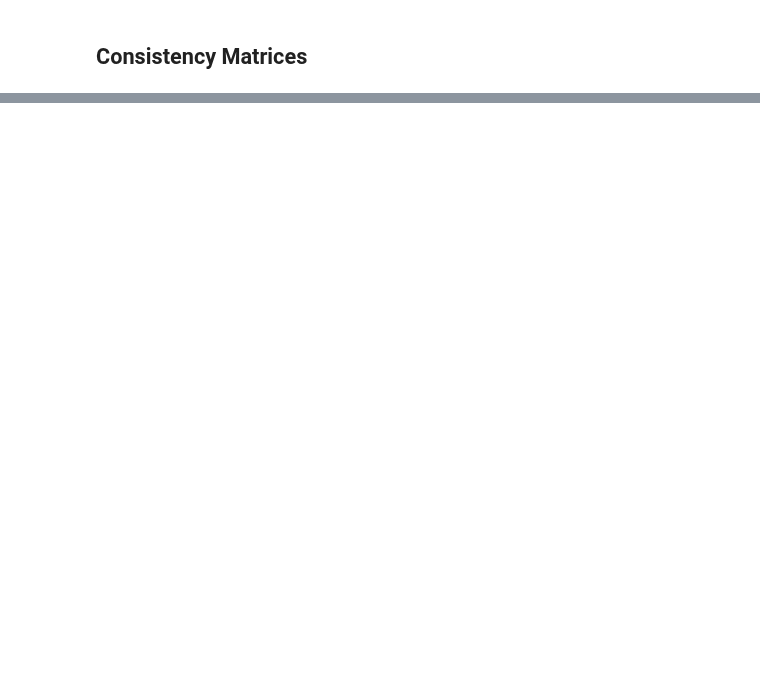
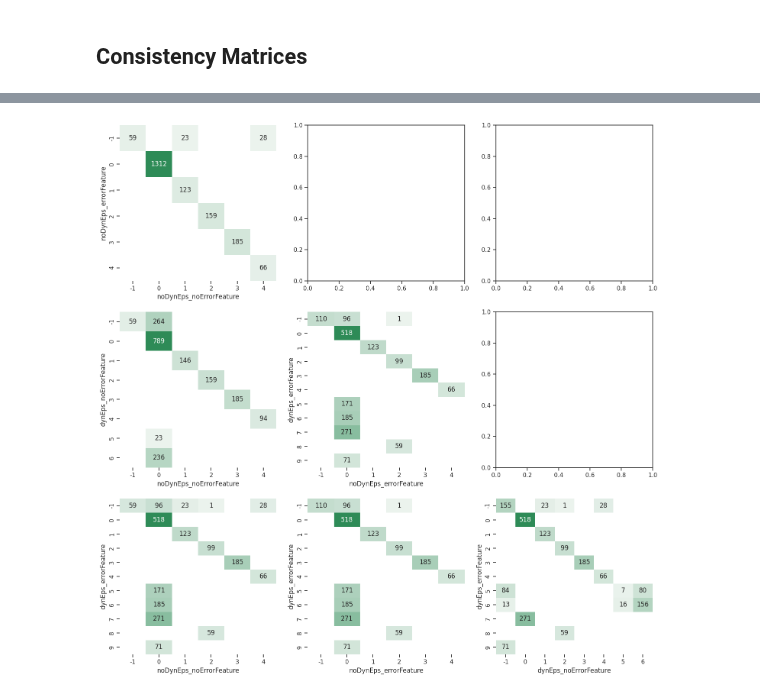
Before and after one commit to MDankloff/ClusterCompas, a Jupyter notebook: COMPAS_Clustering_DBSCAN_Emma.ipynb, the cells around one changed output, grey strips where cells are left out. Cells and saved outputs as stored; diff of their text form; code cells hidden in the pictures; blank space fills up the shorter version.

```diff
--- a/COMPAS_Clustering_DBSCAN_Emma.ipynb
+++ b/COMPAS_Clustering_DBSCAN_Emma.ipynb
@@ -763,0 +873,4 @@ get_consistency_matrix(results_dynEps_errorFeature, results_noDynEps_errorFeatur
+# %%
+get_viz_overlap_all_results(data_results, 'noDynEps_noErrorFeature', 'noDynEps_errorFeature', 'dynEps_noErrorFeature', 'dynEps_errorFeature')
+# %% [output]
+[figure, added]
```
Also changed, not shown: parts of 25 cells of this notebook.
